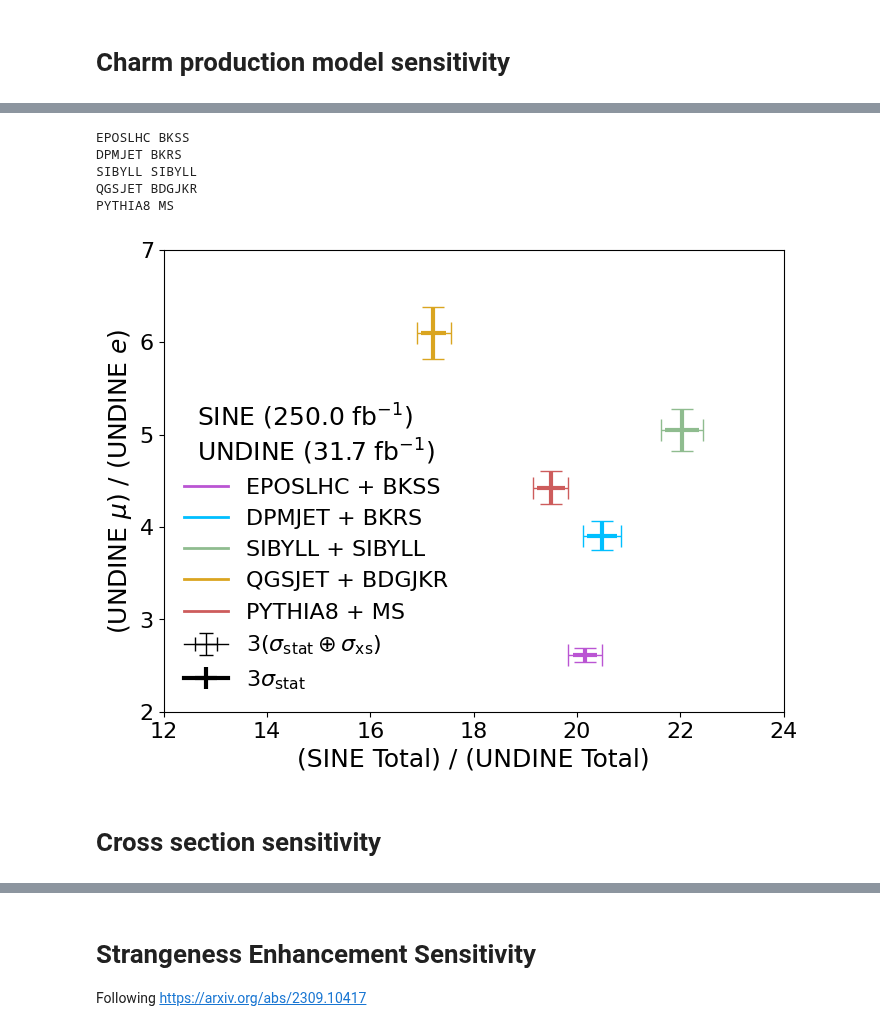
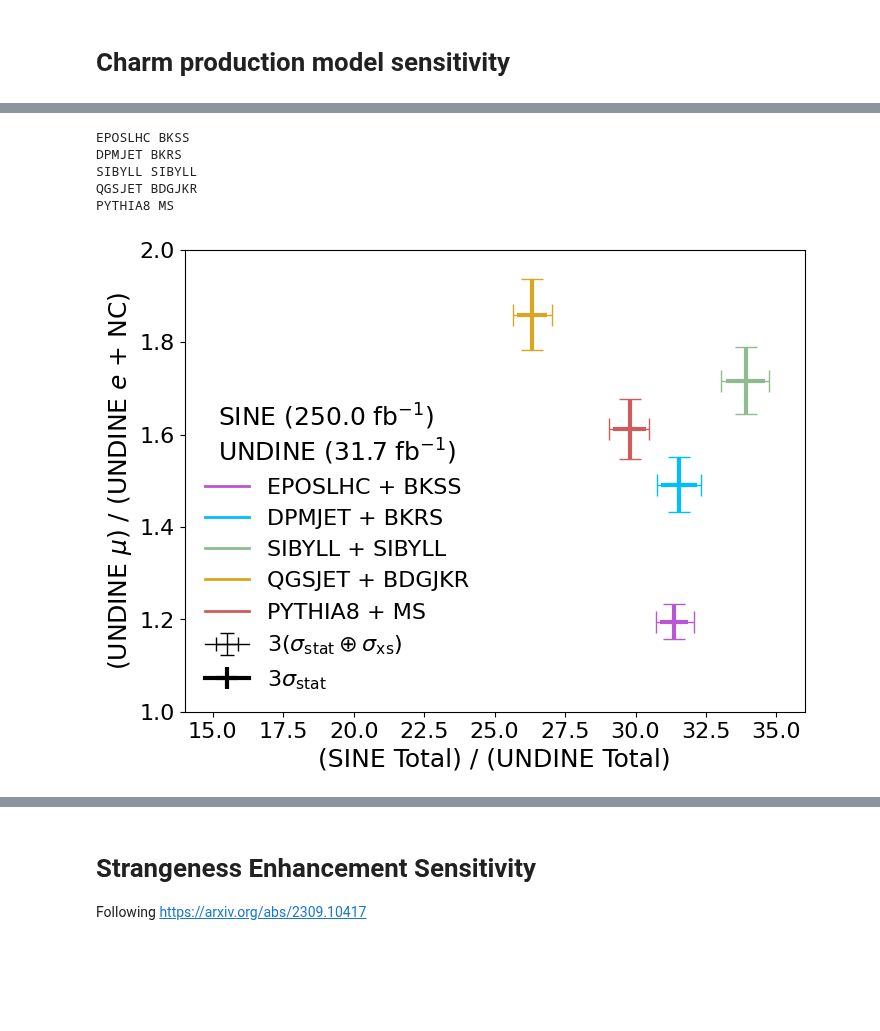
Before and after one commit to nickkamp1/Lake_Geneva_Neutrinos, a Jupyter notebook: SIREN_Analysis.ipynb, the cells around one changed output, grey strips where cells are left out. Drawn from its saved outputs; the diff is of its cells as text; code cells hidden in the pictures; blank space fills up the shorter version.

```diff
--- a/SIREN_Analysis.ipynb
+++ b/SIREN_Analysis.ipynb
@@ -187,9 +157,9 @@ generator_UNDINE_muon_pion_edist = {}
 generator_UNDINE_electron_kaon_edist = {}
 generator_UNDINE_muon_kaon_edist = {}
 
-# SINE_numu_Erange = []
-# UNDINE_numu_Erange = []
-# UNDINE_nue_Erange = []
+SINE_numu_Erange = []
+UNDINE_numu_Erange = []
+UNDINE_nue_Erange = []
 
 i = -1
 for det,xs_models in datasets.items():
@@ -280,15 +250,15 @@ for det,xs_models in datasets.items():
                     generator_UNDINE_muon_kaon_edist[ckey+(pid,)] = np.zeros(len(UNDINE_muon_ebins)-1)
 
 
-                # if cg=="BKRS" and xs_model=="CC":
-                #     q1 = 0.5 - 2*(1-norm.cdf(1))
-                #     q2 = 0.5 + 2*(1-norm.cdf(1))
-                #     if "SINE" in det and pid==14:
-                #         SINE_numu_Erange = weighted_quantile(list(ldata.energy)+list(cdata.energy),[q1,q2],sample_weight=list(lweights)+list(cweights))
-                #     if "UNDINE" in det and pid==12:
-                #         UNDINE_nue_Erange = weighted_quantile(list(ldata.energy)+list(cdata.energy),[q1,q2],sample_weight=list(lweights)+list(cweights))
-                #     if "UNDINE" in det and pid==14:
-                #         UNDINE_numu_Erange = weighted_quantile(list(ldata.energy)+list(cdata.energy),[q1,q2],sample_weight=list(lweights)+list(cweights))
+                if cg=="BKRS" and xs_model=="CC":
+                    q1 = 0.5 - 2*(1-norm.cdf(1))
+                    q2 = 0.5 + 2*(1-norm.cdf(1))
+                    if "SINE" in det and pid==14:
+                        SINE_numu_Erange = weighted_quantile(list(ldata.energy)+list(cdata.energy),[q1,q2],sample_weight=list(lweights)+list(cweights))
+                    if "UNDINE" in det and pid==12:
+                        UNDINE_nue_Erange = weighted_quantile(list(ldata.energy)+list(cdata.energy),[q1,q2],sample_weight=list(lweights)+list(cweights))
+                    if "UNDINE" in det and pid==14:
+                        UNDINE_numu_Erange = weighted_quantile(list(ldata.energy)+list(cdata.energy),[q1,q2],sample_weight=list(lweights)+list(cweights))
 
 
 
@@ -442,9 +412,9 @@ for lg,cg in zip(light_generators,charm_generators):
     UNDINE_electrons_realizations = np.random.poisson(lam=exposure_factor*UNDINE_electrons)
     #print(SINE_Total,SINE_Total_realizations)
     ax[0,0].hist(SINE_Total_realizations,bins=np.linspace(exposure_factor*8e6,exposure_factor*2e7,100),color=c,histtype="step",label="%s + %s"%(lg,cg))
-    ax[0,1].hist(UNDINE_Total_realizations,bins=np.linspace(exposure_factor*1.2e6,exposure_factor*3e6,100),color=c,histtype="step",label="%s + %s"%(lg,cg))
-    ax[1,0].hist(UNDINE_muons_realizations,bins=np.linspace(exposure_factor*1e6,exposure_factor*1.7e6,100),color=c,histtype="step",label="%s + %s"%(lg,cg))
-    ax[1,1].hist(UNDINE_electrons_realizations,bins=np.linspace(exposure_factor*1e5,exposure_factor*1e6,100),color=c,histtype="step",label="%s + %s"%(lg,cg))
+    ax[0,1].hist(UNDINE_Total_realizations,bins=np.linspace(exposure_factor*0.6e6,exposure_factor*1.5e6,100),color=c,histtype="step",label="%s + %s"%(lg,cg))
+    ax[1,0].hist(UNDINE_muons_realizations,bins=np.linspace(exposure_factor*0.5e6,exposure_factor*0.8e6,100),color=c,histtype="step",label="%s + %s"%(lg,cg))
+    ax[1,1].hist(UNDINE_electrons_realizations,bins=np.linspace(exposure_factor*0.5e5,exposure_factor*0.5e6,100),color=c,histtype="step",label="%s + %s"%(lg,cg))
     r1 = np.sort(SINE_Total/UNDINE_Total,)
     r2 = np.sort(UNDINE_muons/UNDINE_electrons)
     r1_unc[(lg,cg)] = {}
@@ -573,7 +543,7 @@ for lg,cg in zip(light_generators,charm_generators):
                 UNDINE_edist_muons_pions += tau_muon_BR*muon_pion_edist
                 UNDINE_edist_muons_kaons += tau_muon_BR*muon_kaon_edist
                 UNDINE_edist_muons_charm += tau_muon_BR*muon_charm_edist
-            if xs_model=="CC" and pid==12:
+            if not(xs_model=="CC" and pid==14):
                 UNDINE_electrons += rate
                 UNDINE_electrons_pions += pion_rate
                 UNDINE_electrons_kaons += kaon_rate
@@ -631,37 +601,35 @@ for lg,cg in zip(light_generators,charm_generators):
     r1_err_high = np.sqrt(r1_stat_err**2 + r1_xs_err[1]**2)
     r2_err_low = np.sqrt(r2_stat_err**2 + r2_xs_err[0]**2)
     r2_err_high = np.sqrt(r2_stat_err**2 + r2_xs_err[1]**2)
 
     plt.errorbar(r1,r2,
                  xerr=r1_stat_err,
                  yerr=r2_stat_err,
                  color=c,lw=3)
     plt.errorbar(r1,r2,
                  xerr=np.expand_dims((r1_err_low,r1_err_high),-1),
                  yerr=np.expand_dims((r2_err_low,r2_err_high),-1),
                  color=c,lw=1,capsize=8)
     #for cap in caplines: cap.set_marker('v')
     plt.plot([],[],color=c,label="%s + %s"%(lg,cg))
 
 
 plt.errorbar([-1],[-1],xerr=[2],yerr=[2],color="black",lw=1,capsize=5,label=r"$%d (\sigma_{\rm stat} \oplus \sigma_{\rm xs})$"%nsigma)
 plt.errorbar([],[],xerr=[],yerr=[],color="black",lw=3,label=r"$%d \sigma_{\rm stat}$"%nsigma)
 plt.legend(title=r"SINE (%1.1f ${\rm fb}^{-1}$)"%(3000*exposure_factor)+"\n"+r"UNDINE (%1.1f ${\rm fb}^{-1}$)"%(3000*UNDINE_luminosity_factor*exposure_factor),loc="lower left",title_fontsize=18)
 # plt.legend(title=r"%d ${\rm fb}^{-1}$ (%2.1f days)"%(3000*exposure_factor,exposure_factor/yearly_factor*365),loc="lower left")
-plt.xlim(12,24)
-plt.ylim(2,7)
+plt.xlim(14,36)
+plt.ylim(1,2)
 plt.xlabel("(SINE Total) / (UNDINE Total)")
-plt.ylabel(r"(UNDINE $\mu$) / (UNDINE $e$)")
+plt.ylabel(r"(UNDINE $\mu$) / (UNDINE $e$ + NC)")
 plt.gcf().set_facecolor("white")
 plt.gcf().patch.set_alpha(0.0)
-plt.savefig("Figures/SIREN/GeneratorDifferntiator.pdf",dpi=100)
+plt.savefig("Figures/SIREN/GeneratorDifferntiator_withNC.pdf",dpi=100)
 plt.show()
 # %% [output]
 EPOSLHC BKSS
 DPMJET BKRS
 SIBYLL SIBYLL
 QGSJET BDGJKR
 PYTHIA8 MS
-[figure, old version]
+[figure, new version]
-# %% [markdown]
-# Cross section sensitivity
```
Also changed, not shown: parts of 19 cells of this notebook, 2 other files.
